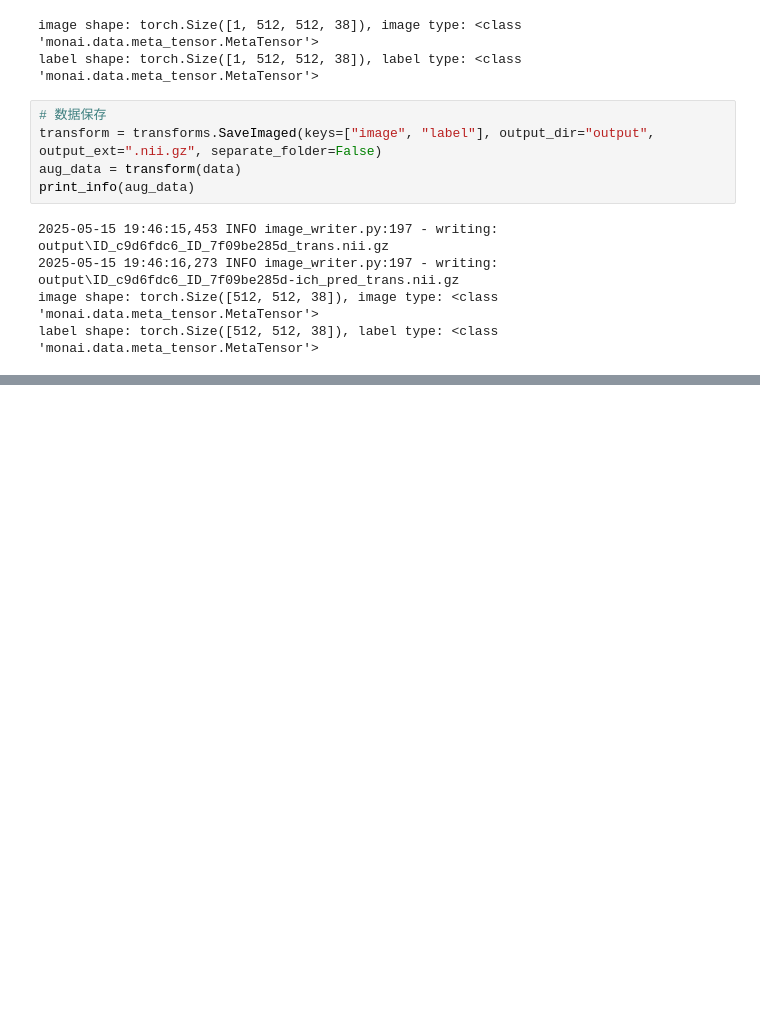
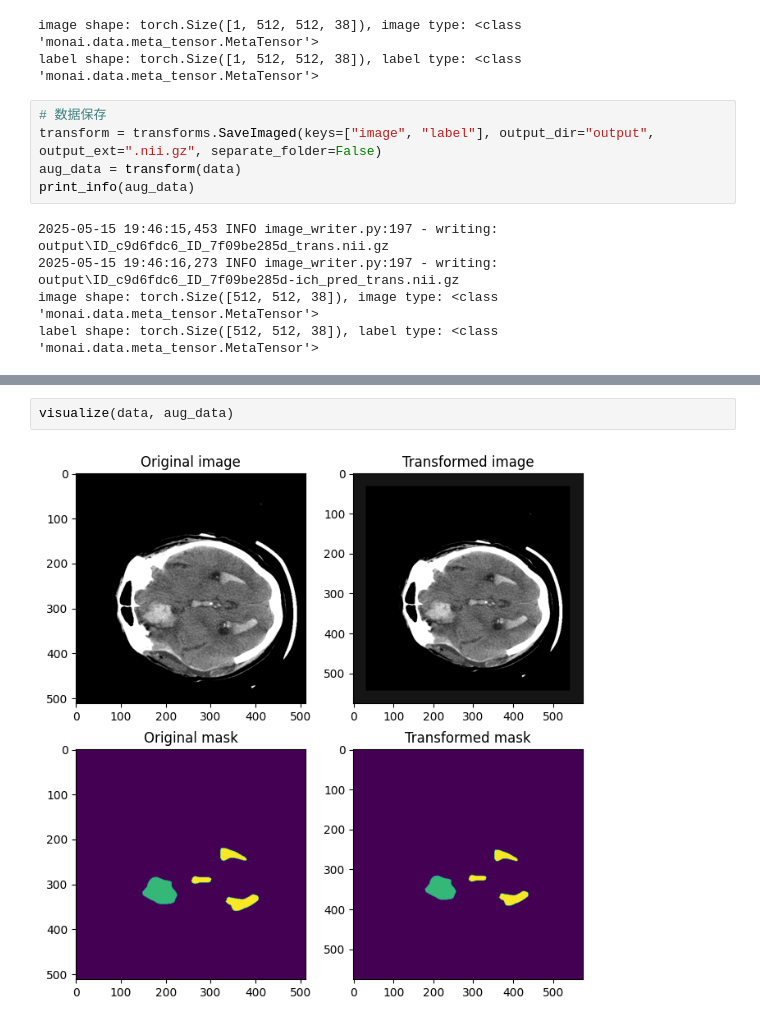
Before and after one commit to codecat0/Deep-Learning-With-Code, a Jupyter notebook: tutotial/monai/monai_transform.ipynb, the cells around one changed output, grey strips where cells are left out. Drawn from its saved outputs; the diff is of its cells as text; blank space fills up the shorter version.

```diff
--- a/tutotial/monai/monai_transform.ipynb
+++ b/tutotial/monai/monai_transform.ipynb
@@ -104,0 +136,4 @@ label shape: torch.Size([512, 512, 38]), label type: <class 'monai.data.meta_ten
+# %%
+visualize(data, aug_data)
+# %% [output]
+[figure, added]
```
Also changed, not shown: parts of 38 cells of this notebook.
